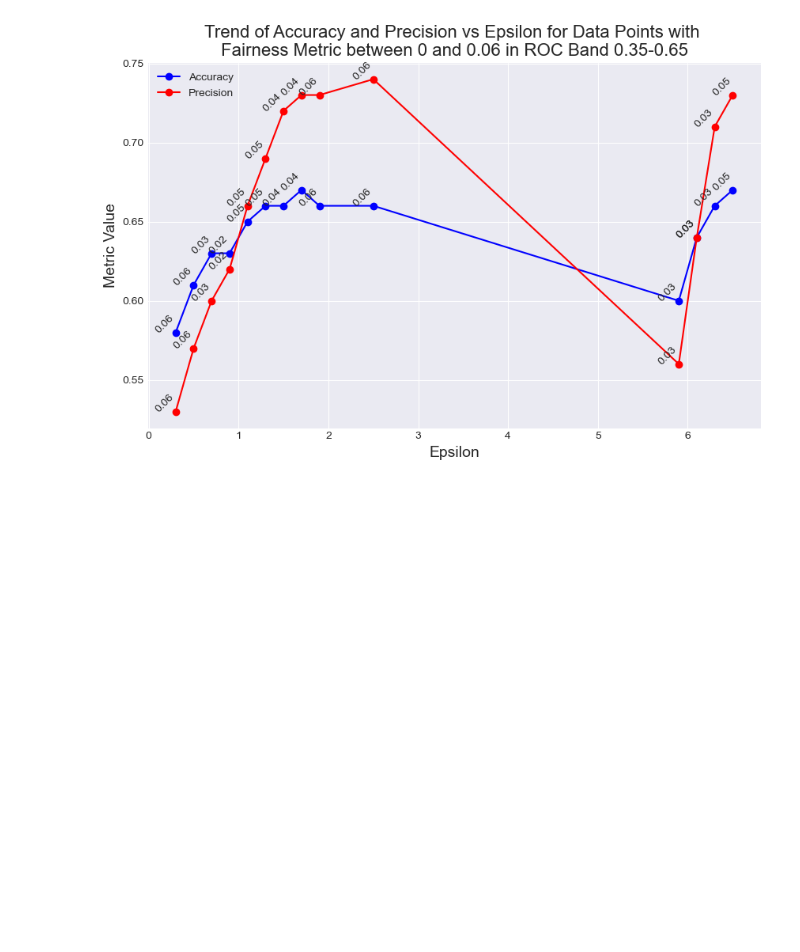
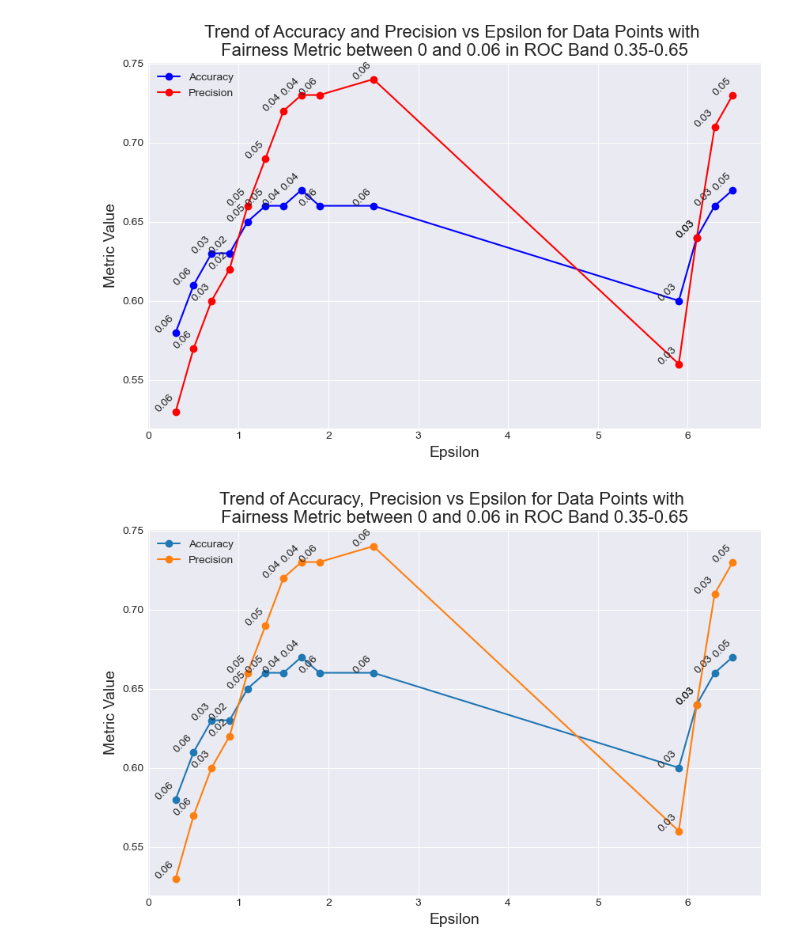
Before and after one commit to RU-Insane/compas-fairness-privacy-tradeoff-analysis, a Jupyter notebook: main/merged/fairness_privacy_merged.ipynb, the cells around one changed output. Saved outputs shown, nothing was run; the diff lists cells and outputs as text; code cells hidden in the pictures; blank space fills up the shorter version.

Commit message:
Added more plots keeping fairness metric constant

```diff
--- a/main/merged/fairness_privacy_merged.ipynb
+++ b/main/merged/fairness_privacy_merged.ipynb
@@ -672,3 +672,39 @@ plt.legend()
 plt.show()
 # %% [output]
 [figure]
+# %%
+def plot_metrics_vs_epsilon(df, roc_band, fairness_range, metrics):
+    # Select the DataFrame for the specified ROC band and fairness metric range
+    df_band = df[roc_band]
+    df_band_fairness = df_band[(df_band['fairness_metrics_roc_abs'] >= fairness_range[0]) & (df_band['fairness_metrics_roc_abs'] <= fairness_range[1])]
+
+    # Set the style of the plot
+    plt.style.use('seaborn-darkgrid')
+
+    # Create a new figure with a specific size
+    plt.figure(figsize=(10, 6))
+
+    # Create a line plot for each metric vs epsilon
+    for metric in metrics:
+        plt.plot(df_band_fairness['epsilon'], df_band_fairness[metric], marker='o', linestyle='-', label=metric.capitalize())
+
+        # Annotate the data points with their fairness values
+        for i, row in df_band_fairness.iterrows():
+            plt.text(row['epsilon'], row[metric], f"{row['fairness_metrics_roc_abs']:.2f}", fontsize=10, ha='right', rotation=45)
+
+    # Set the labels for the x and y axes
+    plt.xlabel('Epsilon', fontsize=14)
+    plt.ylabel('Metric Value', fontsize=14)
+
+    # Set the title of the plot
+    plt.title(f'Trend of {", ".join([metric.capitalize() for metric in metrics])} vs Epsilon for Data Points with \nFairness Metric between {fairness_range[0]} and {fairness_range[1]} in ROC Band {roc_band[0]}-{roc_band[1]}', fontsize=16)
+
+    # Add a legend
+    plt.legend()
+
+    # Show the plot
+    plt.show()
+# %%
+plot_metrics_vs_epsilon(dfs, (0.35, 0.65), (0, 0.06), ['accuracy', 'precision'])
+# %% [output]
+[figure, added]
```
Also changed, not shown: parts of 6 cells of this notebook.
